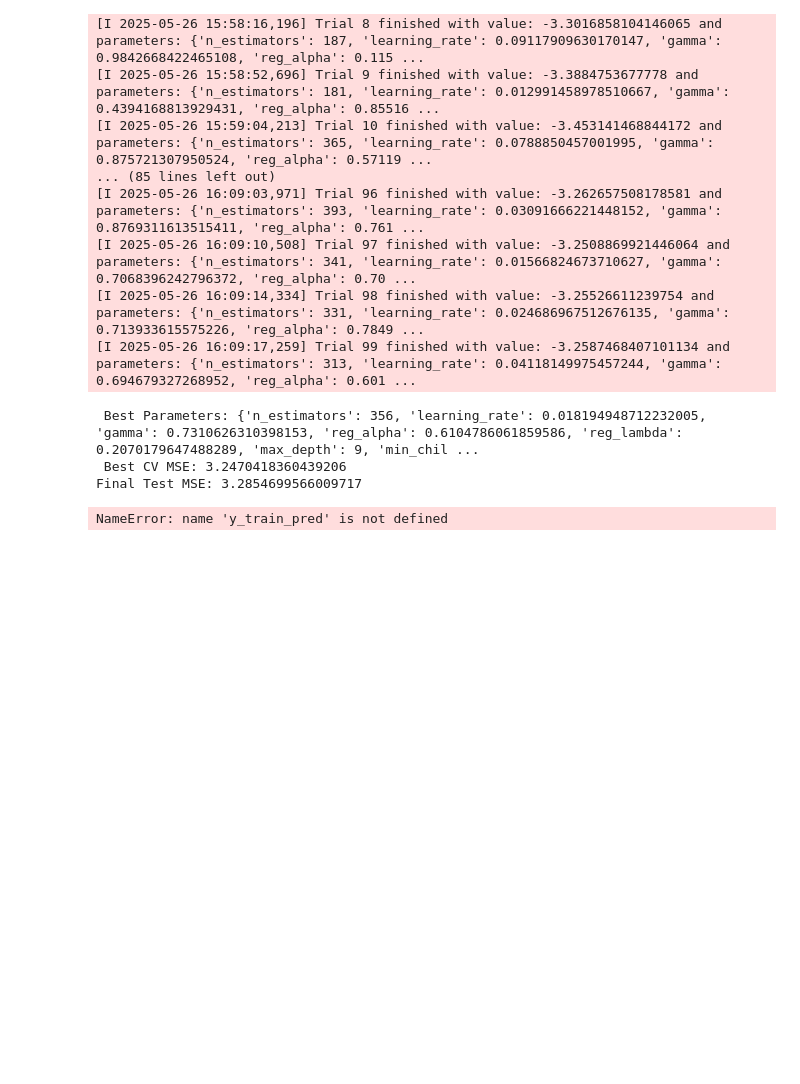
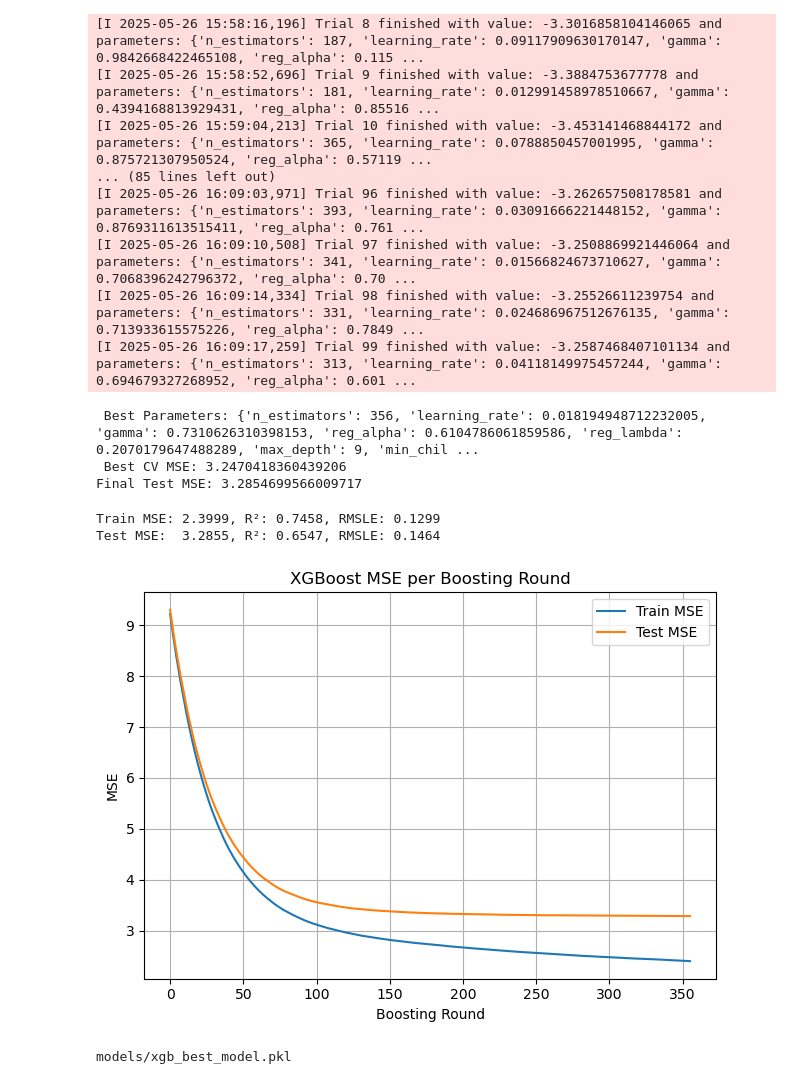
Before and after one commit to Dawn0115/ECS171-GroupProject, a Jupyter notebook: XGBOOST/XGBOOST.ipynb, the cells around one changed output. Cells and saved outputs as stored; diff of their text form; code cells hidden in the pictures; blank space fills up the shorter version.

```diff
--- a/XGBOOST/XGBOOST.ipynb
+++ b/XGBOOST/XGBOOST.ipynb
@@ -173,43 +173,37 @@ test_rmse = np.array(eval_result['validation_1']['rmse'])
 train_mse = train_rmse ** 2
 test_mse = test_rmse ** 2
 
-# 预测一定要放在评估前
+
 y_train_pred = xgb_model.predict(X_train)
 y_test_pred = xgb_model.predict(X_test)
 
 train_mse_final = mean_squared_error(y_train, y_train_pred)
 test_mse_final = mean_squared_error(y_test, y_test_pred)
 
 train_r2 = r2_score(y_train, y_train_pred)
 test_r2 = r2_score(y_test, y_test_pred)
 train_rmsle = sqrt(mean_squared_log_error(y_train, np.maximum(0, y_train_pred)))
 test_rmsle = sqrt(mean_squared_log_error(y_test, np.maximum(0, y_test_pred)))
 
 print(f"Train MSE: {train_mse_final:.4f}, R²: {train_r2:.4f}, RMSLE: {train_rmsle:.4f}")
 print(f"Test MSE:  {test_mse_final:.4f}, R²: {test_r2:.4f}, RMSLE: {test_rmsle:.4f}")
 
 plt.plot(train_mse, label='Train MSE')
 plt.plot(test_mse, label='Test MSE')
 plt.xlabel("Boosting Round")
 plt.ylabel("MSE")
 plt.title("XGBoost MSE per Boosting Round")
 plt.legend()
 plt.grid()
 plt.tight_layout()
 plt.savefig("xgboost_mse_plot.png", dpi=300)
 plt.show()
 
 
-
-
 joblib.dump(xgb_model, "xgb_best_model.pkl")
 print("models/xgb_best_model.pkl")
-
-
-freq_shell_dict = X_raw["Shell weight"].value_counts(normalize=True).to_dict()
-freq_whole_dict = X_raw["Whole weight"].value_counts(normalize=True).to_dict()
-joblib.dump(freq_shell_dict, "models/freq_shell_dict.pkl")
-joblib.dump(freq_whole_dict, "models/freq_whole_dict.pkl")
-print("频率字典已保存到 models/ 目录")
 # %% [output]
-NameError: name 'y_train_pred' is not defined
+Train MSE: 2.3999, R²: 0.7458, RMSLE: 0.1299
+Test MSE:  3.2855, R²: 0.6547, RMSLE: 0.1464
+[figure, added]
+models/xgb_best_model.pkl
```
Also changed, not shown: 1 other file.
